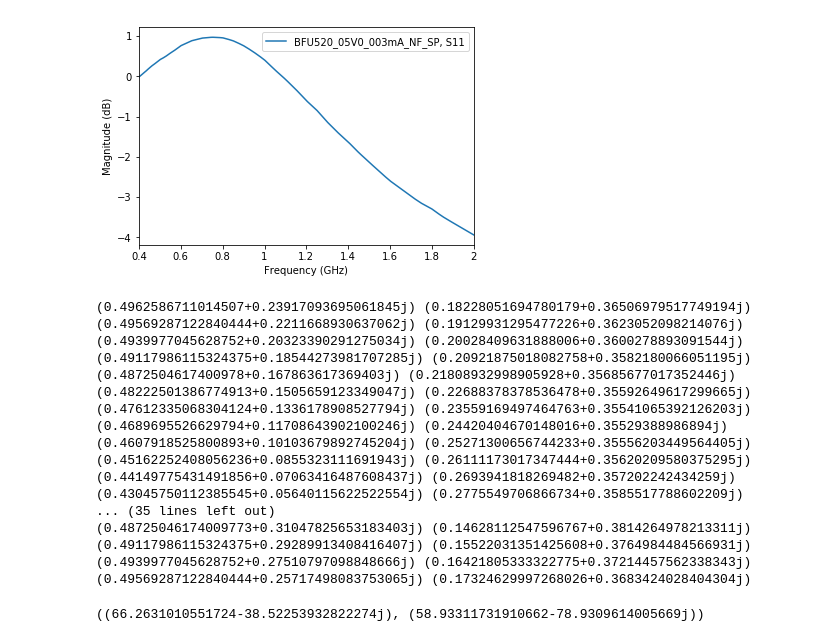
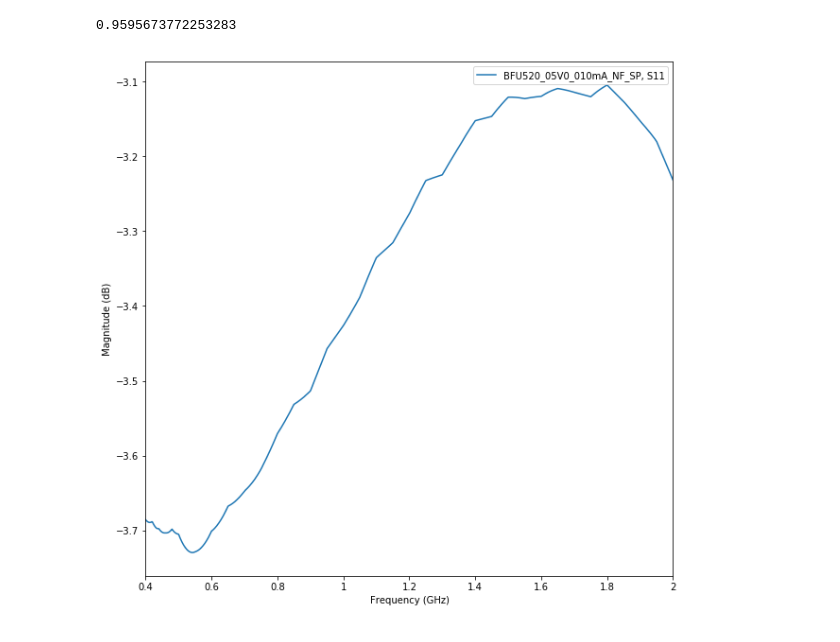
Before and after one commit to cactorium/ism-915mhz-transceiver, a Jupyter notebook: sim/low_noise.ipynb, the cells around one changed output. Cells and saved outputs as stored; diff of their text form; code cells hidden in the pictures.

Commit message:
Almost working LNA first and second stage; need to figure out why the second stage isn't conjugatively matching correctly

```diff
--- a/sim/low_noise.ipynb
+++ b/sim/low_noise.ipynb
@@ -14,7 +14,7 @@ plt.rcParams['figure.figsize'] = [10, 10]
 f = freq.Frequency(0.4, 2, 1001)
 tem = media.DistributedCircuit(f, z0=50)
 
-bjt = net.Network('BFU520_Spar_NF_400MHz-2GHz/BFU520_05V0_003mA_NF_SP.s2p').interpolate(f)
+bjt = net.Network('BFU520_Spar_NF_400MHz-2GHz/BFU520_05V0_010mA_NF_SP.s2p').interpolate(f)
 
 bjt
 # %% [output]
@@ -133,0 +125,3 @@ gamma_s = 0.0
+# %%
+gamma_s = bjt.g_opt[idx_900mhz]
+gamma_s
@@ -143,6 +139,7 @@ gamma_l, is_gamma_l_stable
 # %%
 def calc_matching_network_vals(z1, z2):
-    flipped = np.real(z1) < np.real(z2)
+    flipped = ((abs(np.imag(z2)) < 1e-6 and np.real(z1) < np.real(z2)) or
+            (abs(np.imag(z2)) > 1e-6 and np.real(z1) < np.real(1/(1/z2-1/(1.j*np.imag(z2))))))
     if flipped:
         z2, z1 = z1, z2
 
@@ -193,7 +190,7 @@ c_par, l_ser
 # the capacitance is kind of low but the inductance seems reasonable
 # let's test it out
 
-output_network = tem.inductor(l_ser)
+output_network = tem.shunt_capacitor(c_par) ** tem.inductor(l_ser)
 
 amplifier = bjt ** output_network
 
@@ -203,61 +200,6 @@ amplifier.plot_s_smith()
 # %%
 amplifier.s11.plot_s_db()
+10*np.log10(amplifier.nf(50.)[idx_900mhz])
 # %% [output]
+0.9595673772253283
-[figure, old version]
+[figure, new version]
-# %%
-# the circuit is unstable so let's move the input impedance to try to stabilize it
-# let's test a bunch of points and see we can find a stable one
-nf = 10**(0.1/10) * fmin
-
-N = (nf - fmin)*abs(1+gamma_opt)**2/(4*rn)
-c_n = gamma_opt/(1+N)
-r_n = 1/(1-N)*np.sqrt(N**2 + N*(1-abs(gamma_opt)**2))
-
-bjt_s22 = bjt.s22.s[idx_900mhz, 0, 0]
-bjt_s21 = bjt.s21.s[idx_900mhz, 0, 0]
-bjt_s11 = bjt.s11.s[idx_900mhz, 0, 0]
-bjt_s12 = bjt.s12.s[idx_900mhz, 0, 0]
-
-for i in range(0, 100):
-    gamma_s = c_n + r_n*np.exp(-2j*np.pi*i/100.)
-    #z_s = net.s2z(np.array([[[gamma_s]]]))[0,0,0]
-    is_gamma_s_stable = np.absolute(gamma_s - cs_900mhz) > rs_900mhz
-    if not is_gamma_s_stable:
-        continue
-
-    gamma_l = np.conj(bjt_s22 + bjt_s21*gamma_s*bjt_s12/(1-bjt_s11*gamma_s))
-    is_gamma_l_stable = np.absolute(gamma_l - cl_900mhz) > rl_900mhz
-    if not is_gamma_l_stable:
-        continue
-
-    print(gamma_s, gamma_l)
-# %% [output]
-(0.4962586711014507+0.23917093695061845j) (0.18228051694780179+0.36506979517749194j)
-(0.49569287122840444+0.2211668930637062j) (0.19129931295477226+0.3623052098214076j)
-(0.4939977045628752+0.20323390291275034j) (0.20028409631888006+0.3600278893091544j)
-(0.49117986115324375+0.18544273981707285j) (0.20921875018082758+0.3582180066051195j)
-(0.4872504617400978+0.167863617369403j) (0.21808932998905928+0.35685677017352446j)
-(0.48222501386774913+0.1505659123349047j) (0.22688378378536478+0.35592649617299665j)
-(0.47612335068304124+0.1336178908527794j) (0.23559169497464763+0.35541065392126203j)
-(0.4689695526629794+0.11708643902100246j) (0.24420404670148016+0.35529388986894j)
-(0.4607918525800893+0.10103679892745204j) (0.25271300656744233+0.35556203449564405j)
-(0.45162252408056236+0.0855323111691943j) (0.26111173017347444+0.35620209580375295j)
-(0.44149775431491856+0.07063416487608437j) (0.2693941818269482+0.357202242434259j)
-(0.43045750112385545+0.05640115622522554j) (0.2775549706866734+0.3585517788602209j)
-... (35 lines left out)
-(0.48725046174009773+0.31047825653183403j) (0.14628112547596767+0.3814264978213311j)
-(0.49117986115324375+0.29289913408416407j) (0.15522031351425608+0.3764984484566931j)
-(0.4939977045628752+0.27510797098848666j) (0.16421805333322775+0.37214457562338343j)
-(0.49569287122840444+0.25717498083753065j) (0.17324629997268026+0.3683424028404304j)
-# %%
-#(0.4689695526629794+0.11708643902100246j) (0.24420404670148016+0.35529388986894j)
-gamma_s = (0.13821946871574342-0.03855273649252047j)
-gamma_l = (0.3980438614372531+0.43616650204314683j)
-gamma_s = bjt.g_opt[idx_915mhz]
-
-z_s = np.conj(net.s2z(np.array([[[gamma_s]]]))[0,0,0])
-z_l = np.conj(net.s2z(np.array([[[gamma_l]]]))[0,0,0])
-
-z_s, z_l
-# %% [output]
-((66.2631010551724-38.52253932822274j), (58.93311731910662-78.9309614005669j))
```
Also changed, not shown: parts of 42 cells of this notebook.
